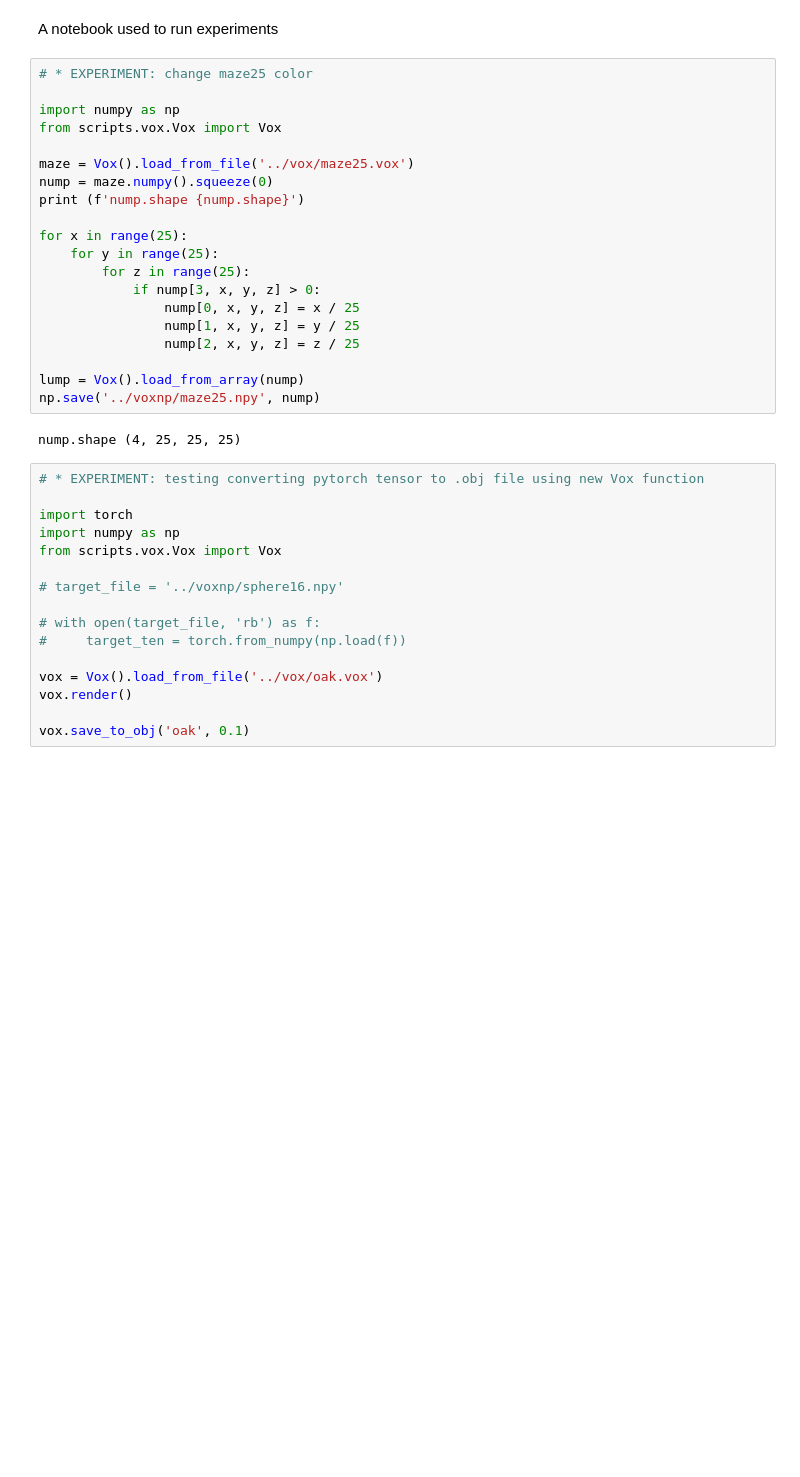
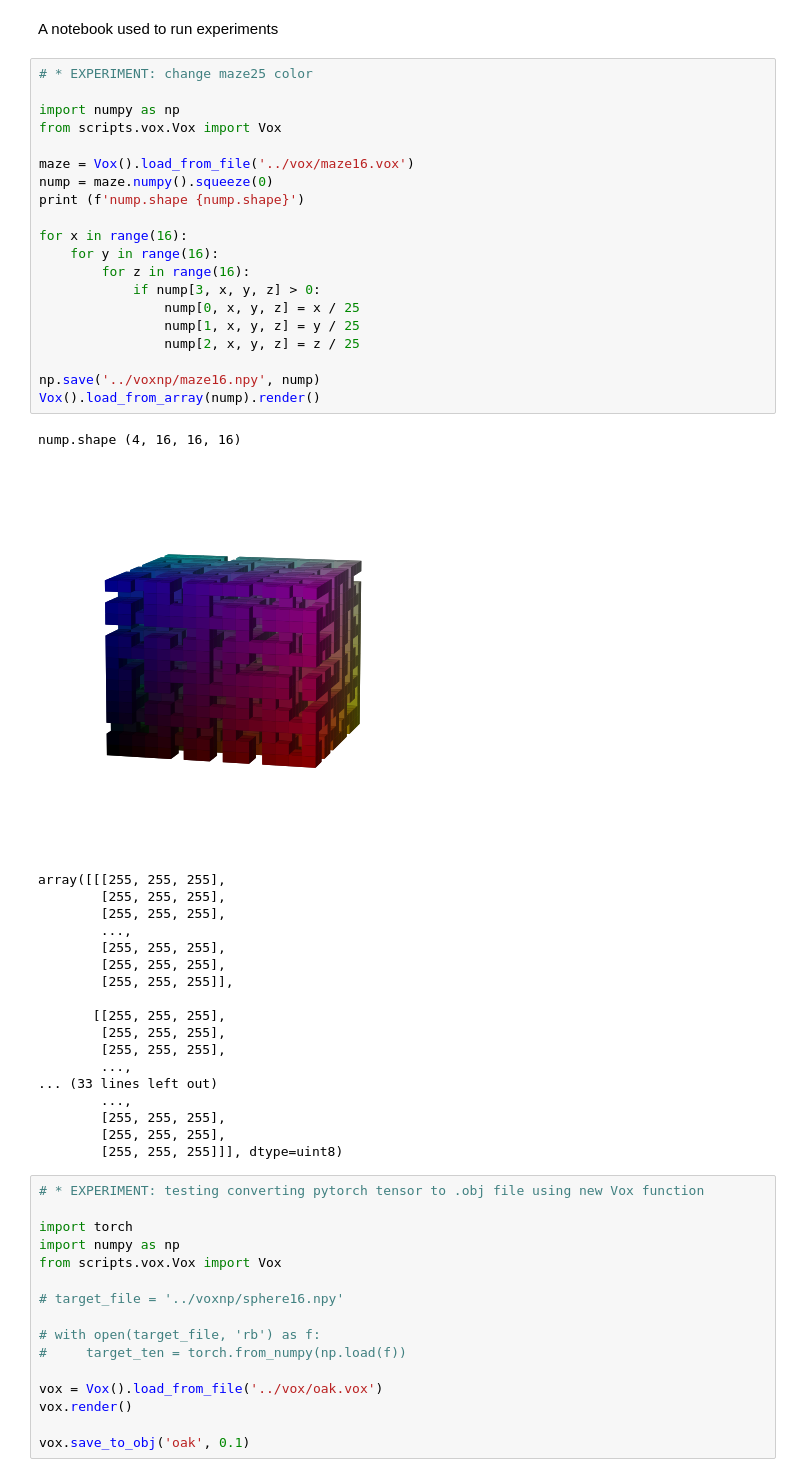
Before and after one commit to mravelo5874/neural-cellular-automata, a Jupyter notebook: _5_voxel_nca/experiments.ipynb, the cells around one changed output. Saved outputs shown, nothing was run; the diff lists cells and outputs as text; blank space fills up the shorter version.

```diff
--- a/_5_voxel_nca/experiments.ipynb
+++ b/_5_voxel_nca/experiments.ipynb
@@ -3,25 +3,43 @@ A notebook used to run experiments
 # %%
 # * EXPERIMENT: change maze25 color
 
 import numpy as np
 from scripts.vox.Vox import Vox
 
-maze = Vox().load_from_file('../vox/maze25.vox')
+maze = Vox().load_from_file('../vox/maze16.vox')
 nump = maze.numpy().squeeze(0)
 print (f'nump.shape {nump.shape}')
 
-for x in range(25):
-    for y in range(25):
-        for z in range(25):
+for x in range(16):
+    for y in range(16):
+        for z in range(16):
             if nump[3, x, y, z] > 0:
                 nump[0, x, y, z] = x / 25
                 nump[1, x, y, z] = y / 25
                 nump[2, x, y, z] = z / 25
 
-lump = Vox().load_from_array(nump)
-np.save('../voxnp/maze25.npy', nump)
+np.save('../voxnp/maze16.npy', nump)
+Vox().load_from_array(nump).render()
 # %% [output]
-nump.shape (4, 25, 25, 25)
+nump.shape (4, 16, 16, 16)
+[figure, added]
+array([[[255, 255, 255],
+        [255, 255, 255],
+        [255, 255, 255],
+        ...,
+        [255, 255, 255],
+        [255, 255, 255],
+        [255, 255, 255]],
+
+       [[255, 255, 255],
+        [255, 255, 255],
+        [255, 255, 255],
+        ...,
+... (33 lines left out)
+        ...,
+        [255, 255, 255],
+        [255, 255, 255],
+        [255, 255, 255]]], dtype=uint8)
 # %%
 # * EXPERIMENT: testing converting pytorch tensor to .obj file using new Vox function
 
```
Also changed, not shown: 8 other files.
